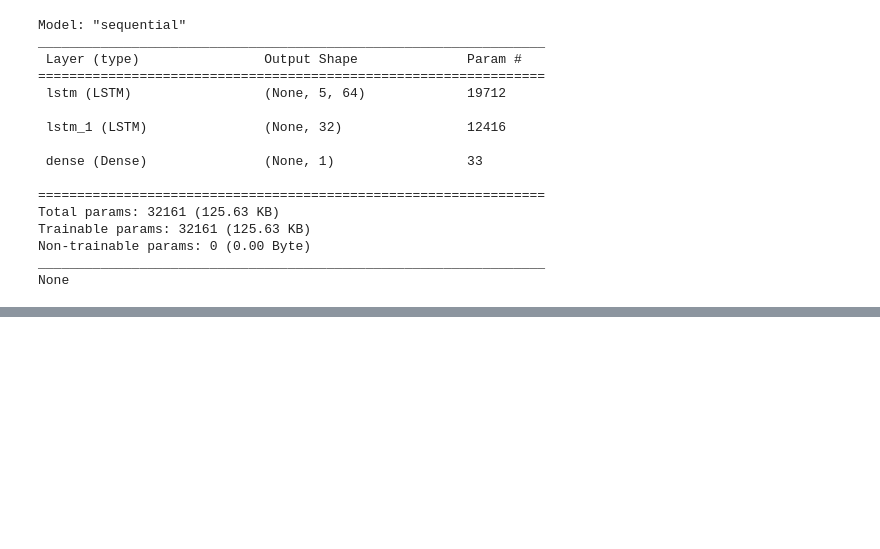
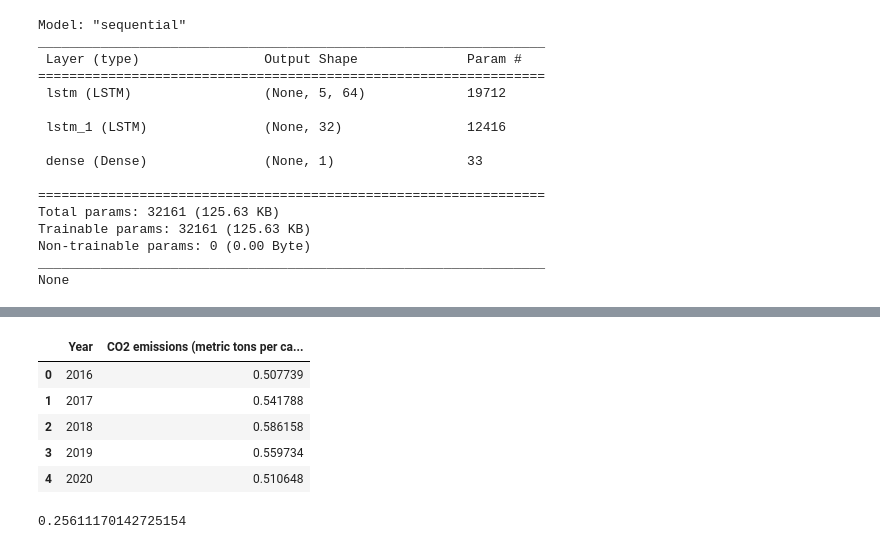
Before and after one commit to RifatMuhtasim/Deep_Learning, a Jupyter notebook: LSTM/LSTM_Multivariate_Time_Series_Forecasting.ipynb, the cells around one changed output, grey strips where cells are left out. Cells and saved outputs as stored; diff of their text form; code cells hidden in the pictures; blank space fills up the shorter version.

```diff
--- a/LSTM/LSTM_Multivariate_Time_Series_Forecasting.ipynb
+++ b/LSTM/LSTM_Multivariate_Time_Series_Forecasting.ipynb
@@ -237,0 +251,22 @@ co2_df
+# %%
+val_dataset_for_evaluate = pd.DataFrame({
+    "Year": [2016, 2017, 2018, 2019, 2020],
+    "CO2 emissions (metric tons per capita)": [0.507739, 0.541788, 0.586158, 0.559734, 0.510648]
+})
+
+val_dataset_for_evaluate
+# %% [output]
+|  | Year | CO2 emissions (metric tons per ca... |
+| 0 | 2016 | 0.507739 |
+| 1 | 2017 | 0.541788 |
+| 2 | 2018 | 0.586158 |
+| 3 | 2019 | 0.559734 |
+| 4 | 2020 | 0.510648 |
+# %%
+from sklearn.metrics import r2_score, mean_squared_error
+import math
+
+rmse = math.sqrt(mean_squared_error(val_dataset_for_evaluate['CO2 emissions (metric tons per capita)'],  train_dataset_for_evaluate['CO2 emissions (metric tons per capita)']))
+rmse
+# %% [output]
+0.25611170142725154
```
Also changed, not shown: parts of 7 cells of this notebook.
